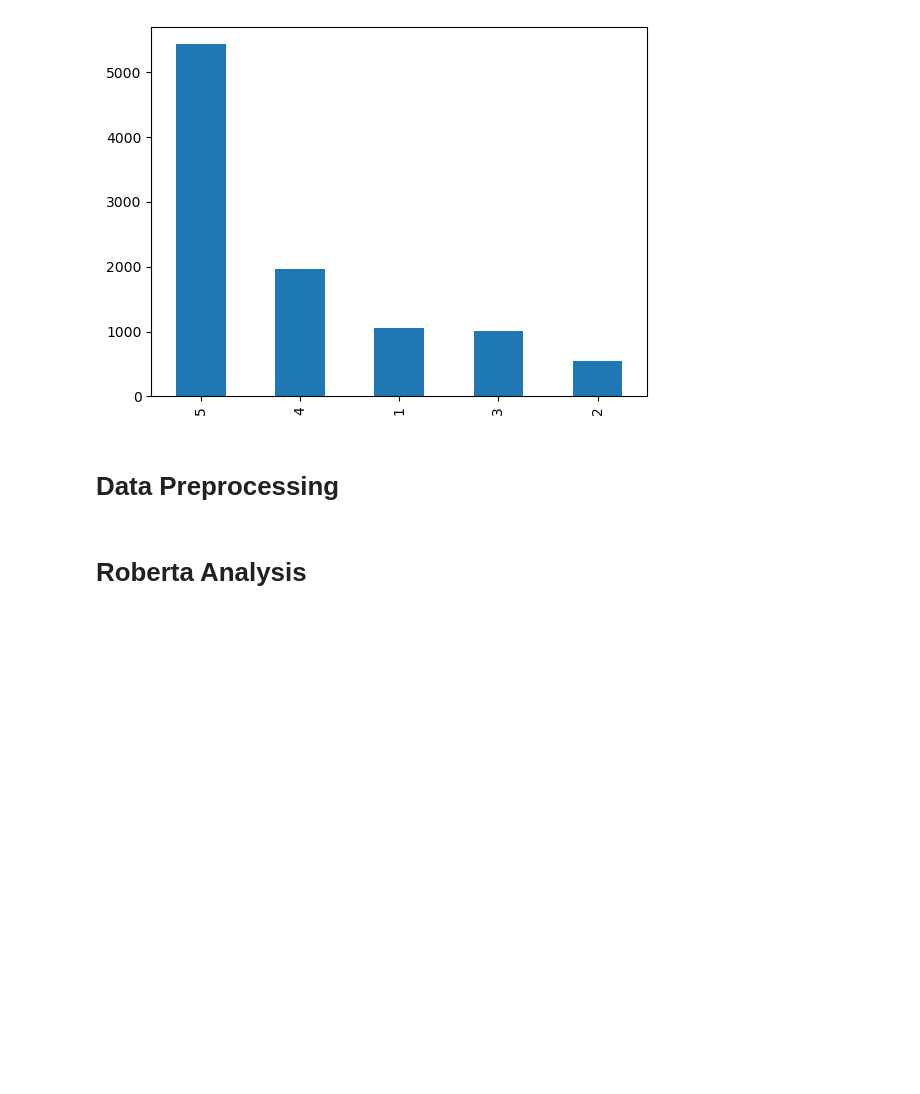
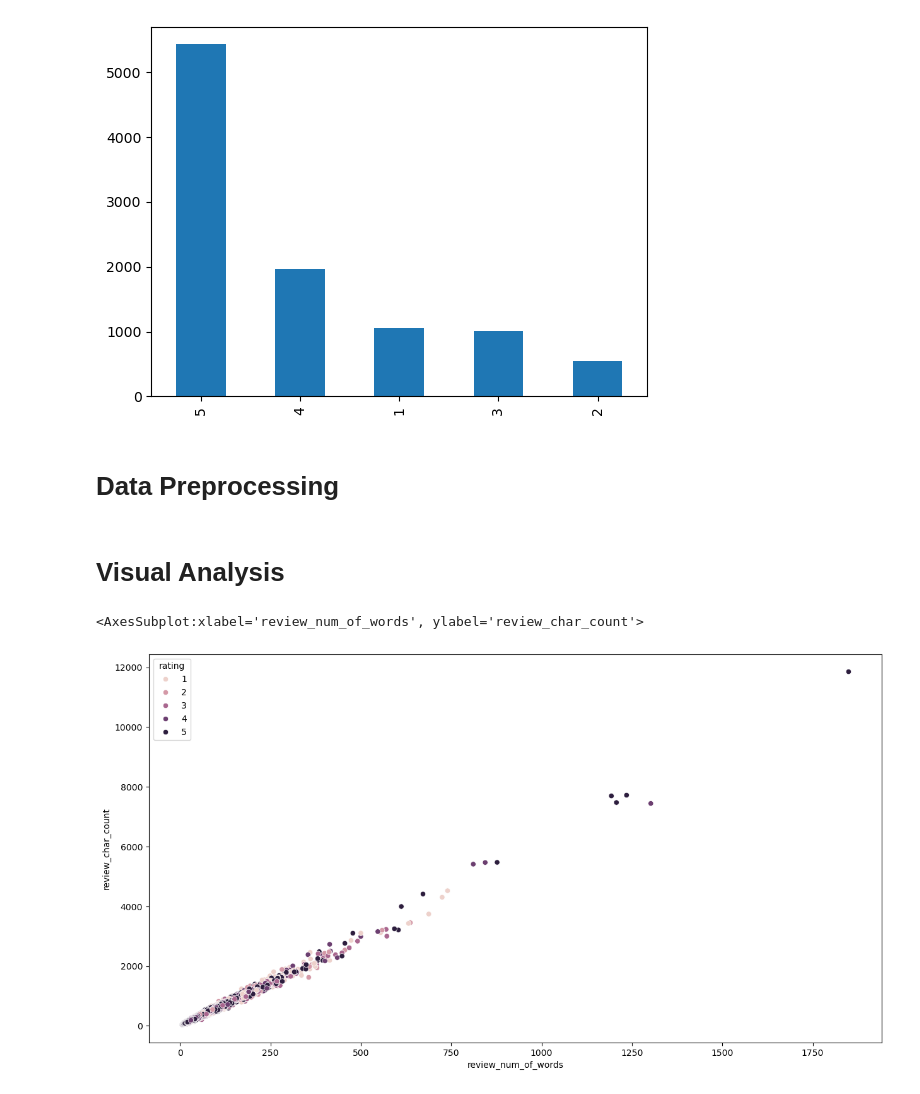
Before and after one commit to MaukanMir/Singapore-Airline-Reviews, a Jupyter notebook: training.ipynb, the cells around one changed output. Drawn from its saved outputs; the diff is of its cells as text; code cells hidden in the pictures; blank space fills up the shorter version.

Commit message:
added new graphs

```diff
--- a/training.ipynb
+++ b/training.ipynb
@@ -133,4 +128,4 @@ device_dummies = pd.get_dummies(df["published_platform"], prefix='platform')
 df = pd.concat([df, device_dummies], axis=1)
 df.drop(["published_platform","published_date", "type"], axis=1, inplace=True)
 # %% [markdown]
-# Roberta Analysis
+# Visual Analysis
@@ -141,2 +132,6 @@ model = AutoModelForSequenceClassification.from_pretrained(MODEL)
-# %%
-df["roberta_text_score"] = df["text"].apply(lambda review: sentiment_score(review, tokenizer, model))
+# %%
+plt.figure(figsize=(15, 8))
+sns.scatterplot(data=df, x="review_num_of_words", y="review_char_count", hue="rating")
+# %% [output]
+<AxesSubplot:xlabel='review_num_of_words', ylabel='review_char_count'>
+[figure, added]
```
Also changed, not shown: parts of 2 cells of this notebook.
